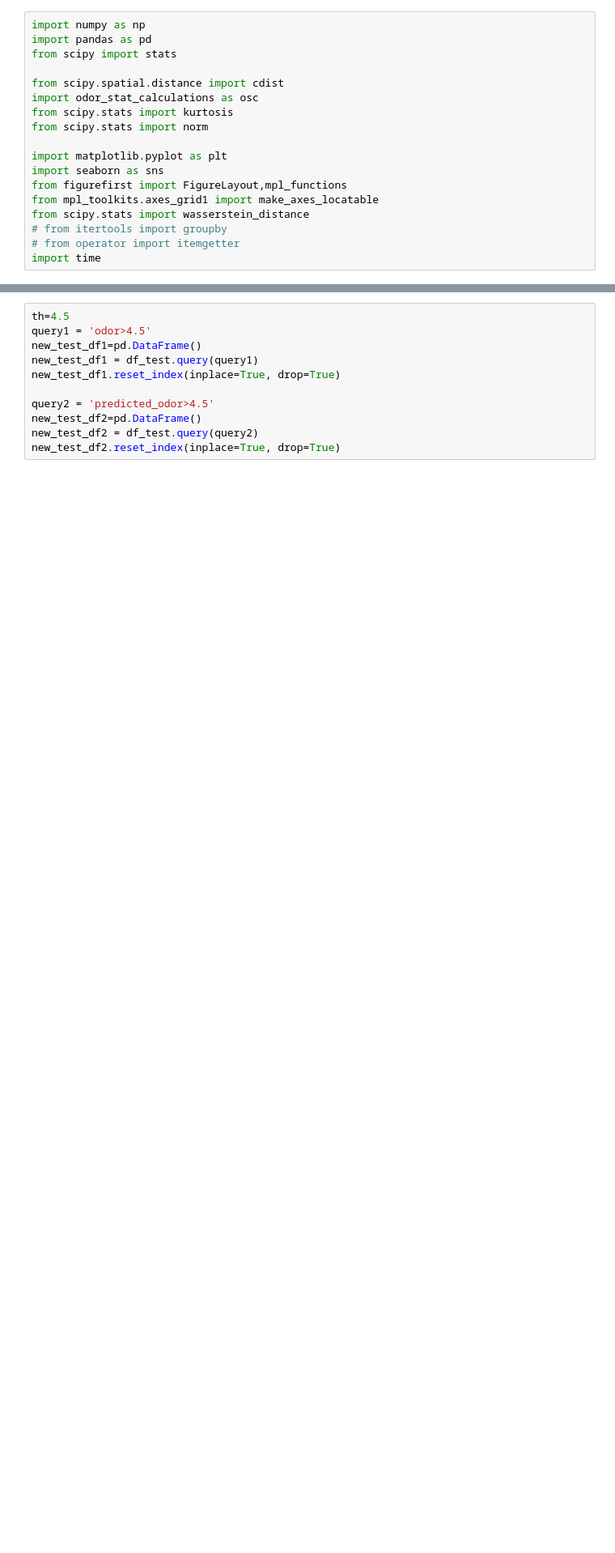
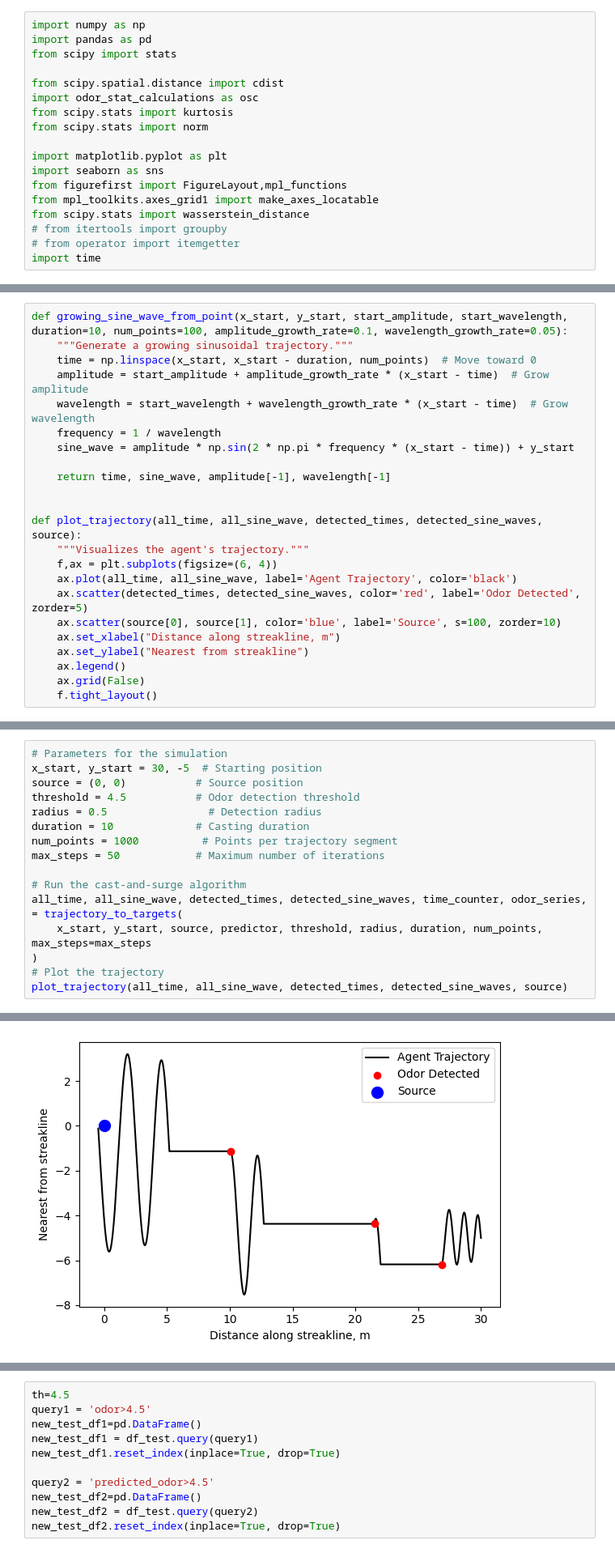
Before and after one commit to arunavanag591/COSMOS, a Jupyter notebook: plume_simulator.ipynb, the cells around one changed output, grey strips where cells are left out. Shown at 81% size. Saved outputs shown, nothing was run; the diff lists cells and outputs as text; blank space fills up the shorter version.

Commit message:
added cast and surge with simulator

```diff
--- a/plume_simulator.ipynb
+++ b/plume_simulator.ipynb
@@ -192,0 +151,23 @@ if __name__ == "__main__":
+# %%
+def growing_sine_wave_from_point(x_start, y_start, start_amplitude, start_wavelength, duration=10, num_points=100, amplitude_growth_rate=0.1, wavelength_growth_rate=0.05):
+    """Generate a growing sinusoidal trajectory."""
+    time = np.linspace(x_start, x_start - duration, num_points)  # Move toward 0
+    amplitude = start_amplitude + amplitude_growth_rate * (x_start - time)  # Grow amplitude
+    wavelength = start_wavelength + wavelength_growth_rate * (x_start - time)  # Grow wavelength
+    frequency = 1 / wavelength
+    sine_wave = amplitude * np.sin(2 * np.pi * frequency * (x_start - time)) + y_start
+
+    return time, sine_wave, amplitude[-1], wavelength[-1]
+
+
+def plot_trajectory(all_time, all_sine_wave, detected_times, detected_sine_waves, source):
+    """Visualizes the agent's trajectory."""
+    f,ax = plt.subplots(figsize=(6, 4))
+    ax.plot(all_time, all_sine_wave, label='Agent Trajectory', color='black')
+    ax.scatter(detected_times, detected_sine_waves, color='red', label='Odor Detected', zorder=5)
+    ax.scatter(source[0], source[1], color='blue', label='Source', s=100, zorder=10)
+    ax.set_xlabel("Distance along streakline, m")
+    ax.set_ylabel("Nearest from streakline")
+    ax.legend()
+    ax.grid(False)
+    f.tight_layout()
@@ -192,0 +300,17 @@ if __name__ == "__main__":
+# %%
+# Parameters for the simulation
+x_start, y_start = 30, -5  # Starting position
+source = (0, 0)           # Source position
+threshold = 4.5           # Odor detection threshold
+radius = 0.5                # Detection radius
+duration = 10             # Casting duration
+num_points = 1000          # Points per trajectory segment
+max_steps = 50            # Maximum number of iterations
+
+# Run the cast-and-surge algorithm
+all_time, all_sine_wave, detected_times, detected_sine_waves, time_counter, odor_series, = trajectory_to_targets(
+    x_start, y_start, source, predictor, threshold, radius, duration, num_points, max_steps=max_steps
+)
+# Plot the trajectory
+plot_trajectory(all_time, all_sine_wave, detected_times, detected_sine_waves, source)
+# %% [output]
@@ -193 +322,2 @@ if __name__ == "__main__":
+[figure, added]
 # %%
```
Also changed, not shown: parts of 9 cells of this notebook, 1 other file.
